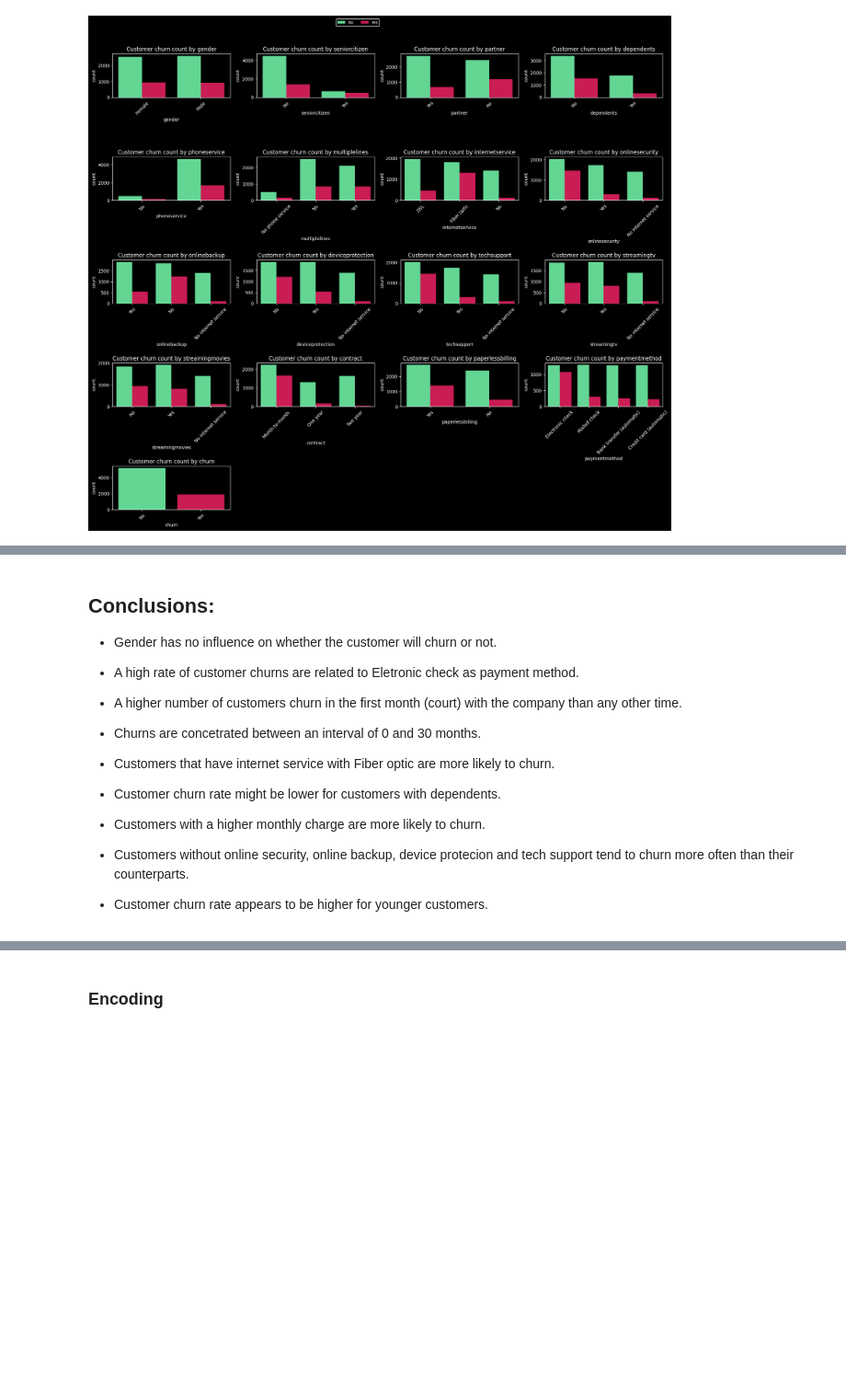
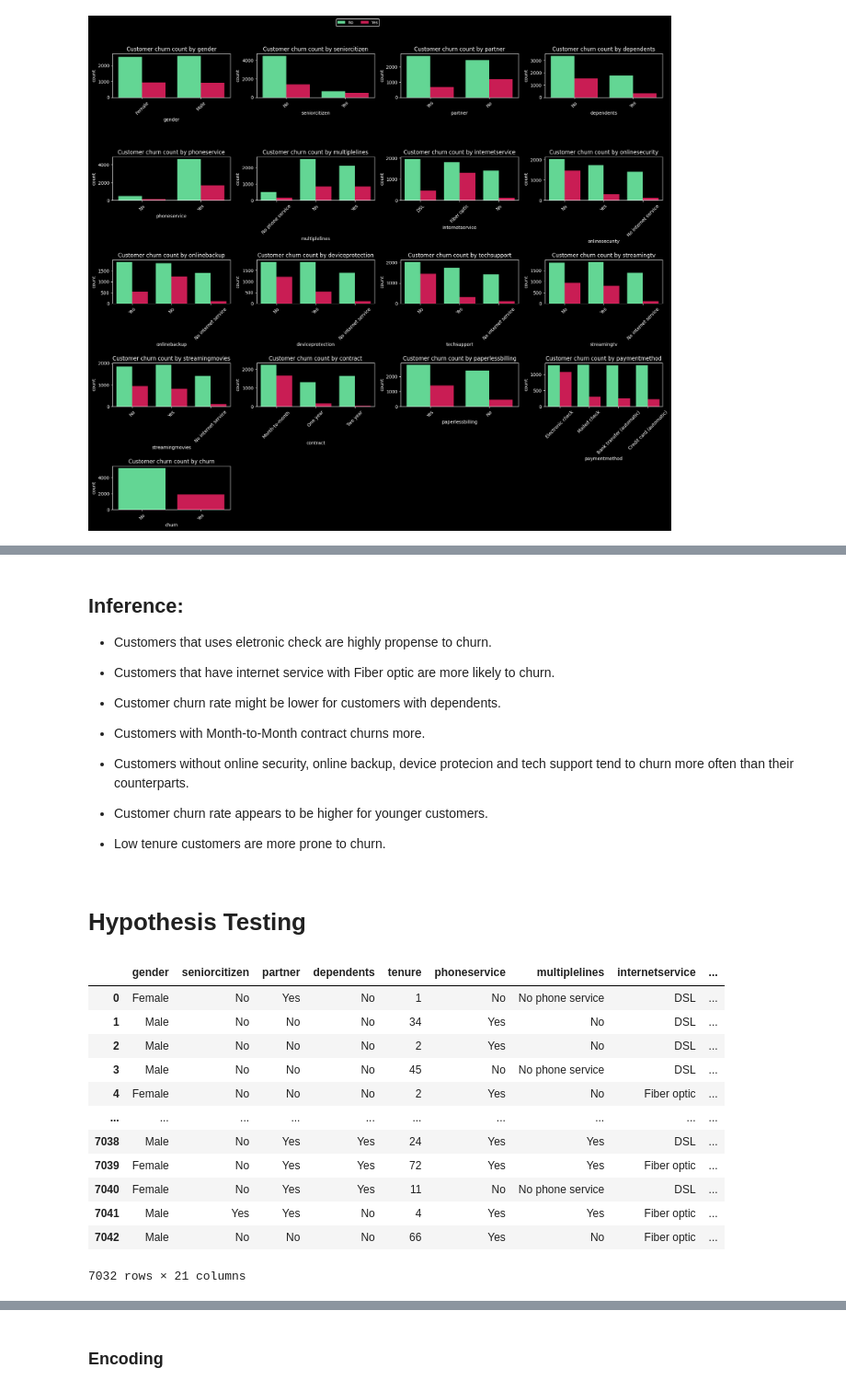
Before and after one commit to hugomilesi/E2E_customer_churn_analysis, a Jupyter notebook: data_wrangling.ipynb, the cells around one changed output, grey strips where cells are left out. Shown: that part at 92% size. Drawn from its saved outputs; the diff is of its cells as text; code cells hidden in the pictures; blank space fills up the shorter version.

```diff
--- a/data_wrangling.ipynb
+++ b/data_wrangling.ipynb
@@ -305,23 +331,38 @@ fig.show()
 # %% [markdown]
-## Conclusions:
+## Inference:
 
-- Gender has no influence on whether the customer will churn or not.
 
-- A high rate of customer churns are related to Eletronic check as payment method.
-
-- A higher number of customers churn in the first month (court) with the company than any other time.
-
-- Churns are concetrated between an interval of 0 and 30 months.
+- Customers that uses eletronic check are highly propense to churn.
 
 - Customers that have internet service with Fiber optic are more likely to churn.
 
 - Customer churn rate might be lower for customers with dependents.
 
-- Customers with a higher monthly charge are more likely to churn.
+- Customers with Month-to-Month contract churns more.
 
 - Customers without online security, online backup, device protecion and tech support tend to churn more often than their counterparts.
 
 - Customer churn rate appears to be higher for younger customers.
+
+- Low tenure customers are more prone to churn.
+# %% [markdown]
+# Hypothesis Testing
+# %%
+df
+# %% [output]
+|  | gender | seniorcitizen | partner | dependents | tenure | phoneservice | multiplelines | internetservice | ... |
+| 0 | Female | No | Yes | No | 1 | No | No phone service | DSL | ... |
+| 1 | Male | No | No | No | 34 | Yes | No | DSL | ... |
+| 2 | Male | No | No | No | 2 | Yes | No | DSL | ... |
+| 3 | Male | No | No | No | 45 | No | No phone service | DSL | ... |
+| 4 | Female | No | No | No | 2 | Yes | No | Fiber optic | ... |
+| ... | ... | ... | ... | ... | ... | ... | ... | ... | ... |
+| 7038 | Male | No | Yes | Yes | 24 | Yes | Yes | DSL | ... |
+| 7039 | Female | No | Yes | Yes | 72 | Yes | Yes | Fiber optic | ... |
+| 7040 | Female | No | Yes | Yes | 11 | No | No phone service | DSL | ... |
+| 7041 | Male | Yes | Yes | No | 4 | Yes | Yes | Fiber optic | ... |
+| 7042 | Male | No | No | No | 66 | Yes | No | Fiber optic | ... |
+7032 rows × 21 columns
 # %%
 label_colors = dict(colors=[categorical_palette[2], categorical_palette[0]])
 
```
Also changed, not shown: parts of 11 cells of this notebook, 11 other files.
